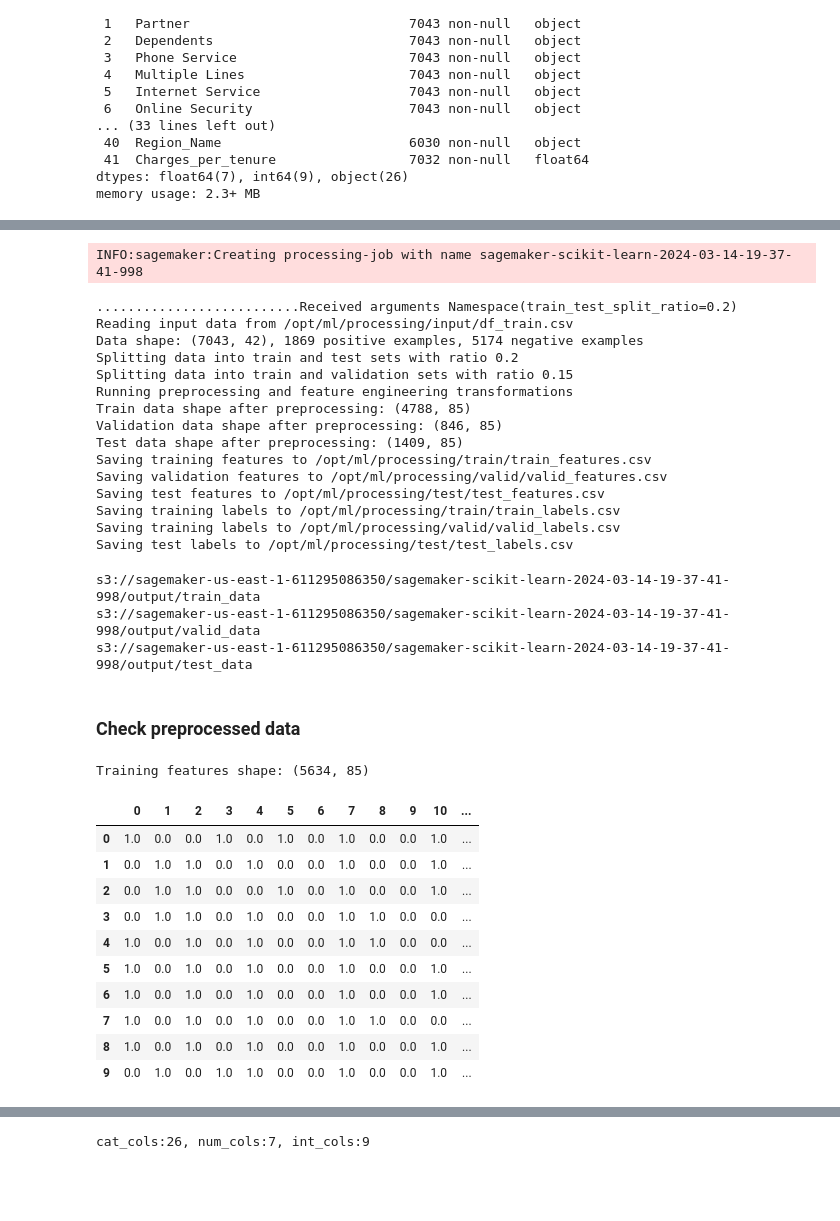
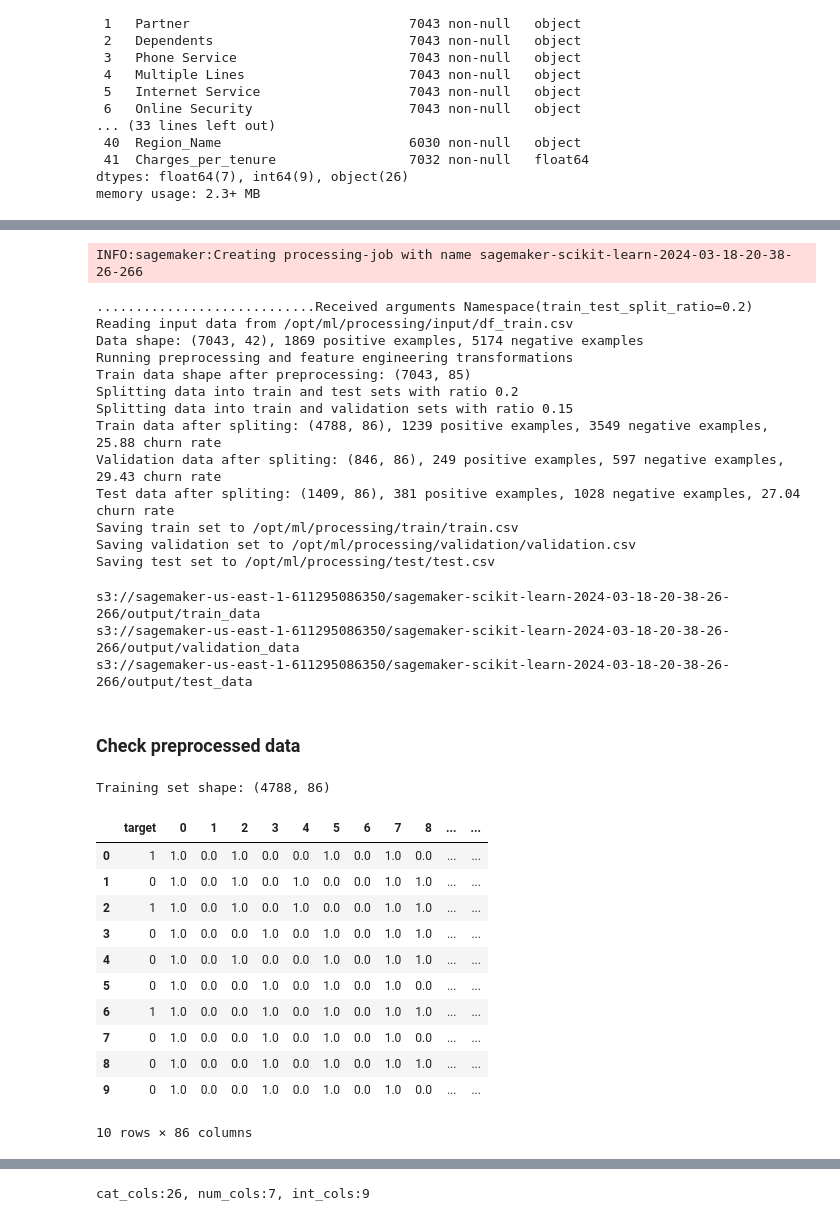
Before and after one commit to Strata-Analytics/ml-aws-machine-learning-competency, a Jupyter notebook: notebooks/1_cust_churn_telco_vsagmaker.ipynb, the cells around one changed output, grey strips where cells are left out. Cells and saved outputs as stored; diff of their text form; code cells hidden in the pictures; blank space fills up the shorter version.

```diff
--- a/notebooks/1_cust_churn_telco_vsagmaker.ipynb
+++ b/notebooks/1_cust_churn_telco_vsagmaker.ipynb
@@ -1306,46 +1315,44 @@ sklearn_processor.run(
     inputs=[ProcessingInput(source=df_train_path, destination="/opt/ml/processing/input")],
     outputs=[
         ProcessingOutput(output_name="train_data", source="/opt/ml/processing/train"),
-        ProcessingOutput(output_name="valid_data", source="/opt/ml/processing/valid"),
+        ProcessingOutput(output_name="validation_data", source="/opt/ml/processing/validation"),
         ProcessingOutput(output_name="test_data", source="/opt/ml/processing/test"),
     ],
     arguments=["--train-test-split-ratio", "0.2"]
 )
 # %% [output]
-INFO:sagemaker:Creating processing-job with name sagemaker-scikit-learn-2024-03-14-19-37-41-998
+INFO:sagemaker:Creating processing-job with name sagemaker-scikit-learn-2024-03-18-20-38-26-266
-..........................Received arguments Namespace(train_test_split_ratio=0.2)
+............................Received arguments Namespace(train_test_split_ratio=0.2)
 Reading input data from /opt/ml/processing/input/df_train.csv
 Data shape: (7043, 42), 1869 positive examples, 5174 negative examples
+Running preprocessing and feature engineering transformations
+Train data shape after preprocessing: (7043, 85)
 Splitting data into train and test sets with ratio 0.2
 Splitting data into train and validation sets with ratio 0.15
-Running preprocessing and feature engineering transformations
-Train data shape after preprocessing: (4788, 85)
-Validation data shape after preprocessing: (846, 85)
-Test data shape after preprocessing: (1409, 85)
-Saving training features to /opt/ml/processing/train/train_features.csv
-Saving validation features to /opt/ml/processing/valid/valid_features.csv
-Saving test features to /opt/ml/processing/test/test_features.csv
-Saving training labels to /opt/ml/processing/train/train_labels.csv
-Saving training labels to /opt/ml/processing/valid/valid_labels.csv
-Saving test labels to /opt/ml/processing/test/test_labels.csv
+Train data after spliting: (4788, 86), 1239 positive examples, 3549 negative examples, 25.88 churn rate
+Validation data after spliting: (846, 86), 249 positive examples, 597 negative examples, 29.43 churn rate
+Test data after spliting: (1409, 86), 381 positive examples, 1028 negative examples, 27.04 churn rate
+Saving train set to /opt/ml/processing/train/train.csv
+Saving validation set to /opt/ml/processing/validation/validation.csv
+Saving test set to /opt/ml/processing/test/test.csv
 # %%
 preprocessing_job_description = sklearn_processor.jobs[-1].describe()
 
 output_config = preprocessing_job_description["ProcessingOutputConfig"]
 for output in output_config["Outputs"]:
     if output["OutputName"] == "train_data":
-        preprocessed_training_data = output["S3Output"]["S3Uri"]
-    if output["OutputName"] == "valid_data":
-        preprocessed_valid_data = output["S3Output"]["S3Uri"]
+        preprocessed_train_data = output["S3Output"]["S3Uri"]
+    if output["OutputName"] == "validation_data":
+        preprocessed_validation_data = output["S3Output"]["S3Uri"]
     if output["OutputName"] == "test_data":
         preprocessed_test_data = output["S3Output"]["S3Uri"]
 
-print(preprocessed_training_data)
-print(preprocessed_valid_data)
+print(preprocessed_train_data)
+print(preprocessed_validation_data)
 print(preprocessed_test_data)
 # %% [output]
-s3://sagemaker-us-east-1-611295086350/sagemaker-scikit-learn-2024-03-14-19-37-41-998/output/train_data
-s3://sagemaker-us-east-1-611295086350/sagemaker-scikit-learn-2024-03-14-19-37-41-998/output/valid_data
-s3://sagemaker-us-east-1-611295086350/sagemaker-scikit-learn-2024-03-14-19-37-41-998/output/test_data
+s3://sagemaker-us-east-1-611295086350/sagemaker-scikit-learn-2024-03-18-20-38-26-266/output/train_data
+s3://sagemaker-us-east-1-611295086350/sagemaker-scikit-learn-2024-03-18-20-38-26-266/output/validation_data
+s3://sagemaker-us-east-1-611295086350/sagemaker-scikit-learn-2024-03-18-20-38-26-266/output/test_data
 # %% [markdown]
 ### Check preprocessed data
@@ -1356,18 +1363,19 @@ s3://sagemaker-us-east-1-611295086350/sagemaker-scikit-learn-2024-03-14-19-37-41
 # %%
-train_features = pd.read_csv(preprocessed_training_data + "/train_features.csv")
-print("Training features shape: {}".format(train_features.shape))
-train_features.head(n=10)
+train_ = pd.read_csv(preprocessed_train_data + "/train.csv") # , header=None
+print("Training set shape: {}".format(train_.shape))
+train_.head(n=10)
 # %% [output]
-Training features shape: (5634, 85)
+Training set shape: (4788, 86)
-|  | 0 | 1 | 2 | 3 | 4 | 5 | 6 | 7 | 8 | 9 | 10 | ... |
-| 0 | 1.0 | 0.0 | 0.0 | 1.0 | 0.0 | 1.0 | 0.0 | 1.0 | 0.0 | 0.0 | 1.0 | ... |
-| 1 | 0.0 | 1.0 | 1.0 | 0.0 | 1.0 | 0.0 | 0.0 | 1.0 | 0.0 | 0.0 | 1.0 | ... |
-| 2 | 0.0 | 1.0 | 1.0 | 0.0 | 0.0 | 1.0 | 0.0 | 1.0 | 0.0 | 0.0 | 1.0 | ... |
-| 3 | 0.0 | 1.0 | 1.0 | 0.0 | 1.0 | 0.0 | 0.0 | 1.0 | 1.0 | 0.0 | 0.0 | ... |
-| 4 | 1.0 | 0.0 | 1.0 | 0.0 | 1.0 | 0.0 | 0.0 | 1.0 | 1.0 | 0.0 | 0.0 | ... |
-| 5 | 1.0 | 0.0 | 1.0 | 0.0 | 1.0 | 0.0 | 0.0 | 1.0 | 0.0 | 0.0 | 1.0 | ... |
-| 6 | 1.0 | 0.0 | 1.0 | 0.0 | 1.0 | 0.0 | 0.0 | 1.0 | 0.0 | 0.0 | 1.0 | ... |
-| 7 | 1.0 | 0.0 | 1.0 | 0.0 | 1.0 | 0.0 | 0.0 | 1.0 | 1.0 | 0.0 | 0.0 | ... |
-| 8 | 1.0 | 0.0 | 1.0 | 0.0 | 1.0 | 0.0 | 0.0 | 1.0 | 0.0 | 0.0 | 1.0 | ... |
-| 9 | 0.0 | 1.0 | 0.0 | 1.0 | 1.0 | 0.0 | 0.0 | 1.0 | 0.0 | 0.0 | 1.0 | ... |
+|  | target | 0 | 1 | 2 | 3 | 4 | 5 | 6 | 7 | 8 | ... | ... |
+| 0 | 1 | 1.0 | 0.0 | 1.0 | 0.0 | 0.0 | 1.0 | 0.0 | 1.0 | 0.0 | ... | ... |
+| 1 | 0 | 1.0 | 0.0 | 1.0 | 0.0 | 1.0 | 0.0 | 0.0 | 1.0 | 1.0 | ... | ... |
+| 2 | 1 | 1.0 | 0.0 | 1.0 | 0.0 | 1.0 | 0.0 | 0.0 | 1.0 | 1.0 | ... | ... |
+| 3 | 0 | 1.0 | 0.0 | 0.0 | 1.0 | 0.0 | 1.0 | 0.0 | 1.0 | 1.0 | ... | ... |
+| 4 | 0 | 1.0 | 0.0 | 1.0 | 0.0 | 0.0 | 1.0 | 0.0 | 1.0 | 1.0 | ... | ... |
+| 5 | 0 | 1.0 | 0.0 | 0.0 | 1.0 | 0.0 | 1.0 | 0.0 | 1.0 | 0.0 | ... | ... |
+| 6 | 1 | 1.0 | 0.0 | 0.0 | 1.0 | 0.0 | 1.0 | 0.0 | 1.0 | 1.0 | ... | ... |
+| 7 | 0 | 1.0 | 0.0 | 0.0 | 1.0 | 0.0 | 1.0 | 0.0 | 1.0 | 0.0 | ... | ... |
+| 8 | 0 | 1.0 | 0.0 | 0.0 | 1.0 | 0.0 | 1.0 | 0.0 | 1.0 | 1.0 | ... | ... |
+| 9 | 0 | 1.0 | 0.0 | 0.0 | 1.0 | 0.0 | 1.0 | 0.0 | 1.0 | 0.0 | ... | ... |
+10 rows × 86 columns
 # %%
```
Also changed, not shown: parts of 57 cells of this notebook, 12 other files.
